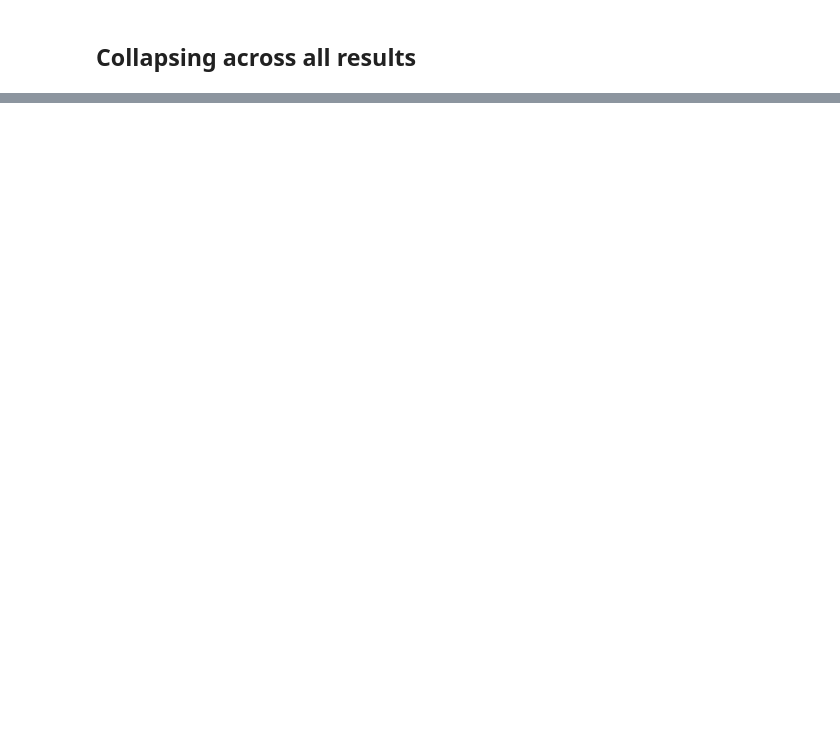
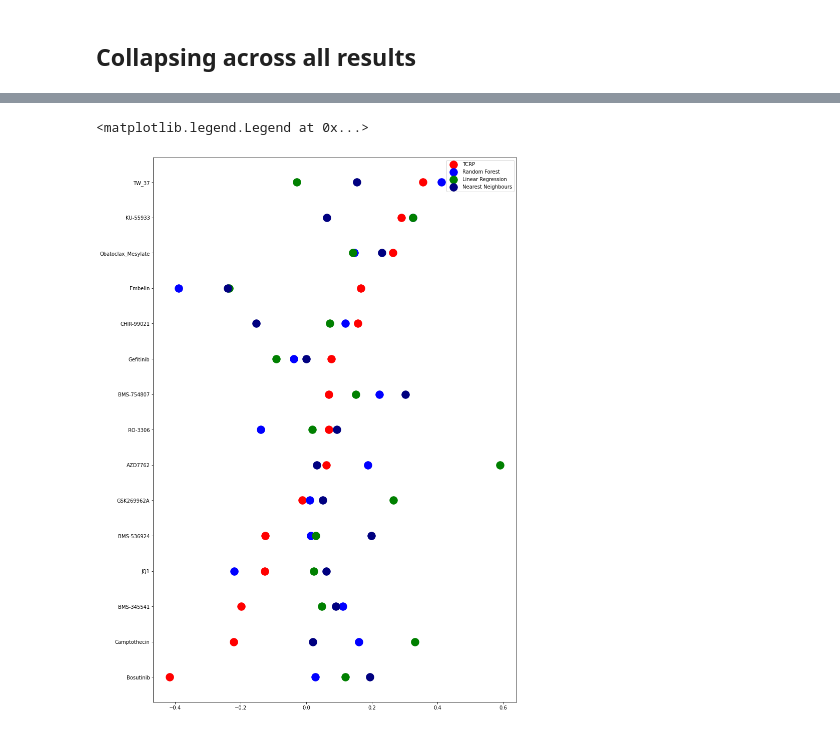
Before and after one commit to JDACS4C-IMPROVE/TCRP_pipeline, a Jupyter notebook: code/tcrp/model_comparisons/1-gather-baselines.ipynb, the cells around one changed output, grey strips where cells are left out. Saved outputs shown, nothing was run; the diff lists cells and outputs as text; code cells hidden in the pictures; blank space fills up the shorter version.

```diff
--- a/code/tcrp/model_comparisons/1-gather-baselines.ipynb
+++ b/code/tcrp/model_comparisons/1-gather-baselines.ipynb
@@ -136,0 +203,27 @@ ax.set_xticklabels(labels)
+# %%
+TCRP_drug ={}
+linear_drug = {}
+RF_drug = {}
+KNN_drug = {}
+for key,value in results.items():
+    if False in np.isnan(results[key]["PDTC"]["KNN"]):
+        p = np.nan_to_num(results[key]["PDTC"]["KNN"])
+    TCRP_drug[key] = np.mean(results[key]["PDTC"]["TCRP"])
+    linear_drug[key] = np.mean(results[key]["PDTC"]["linear"])
+    RF_drug[key] = np.mean(results[key]["PDTC"]["RF"])
+    KNN_drug[key]= np.mean(p)
+TCRP_drug = {k: v for k, v in sorted(TCRP_drug.items(), key=lambda item: item[1])}
+linear_drug = dict(OrderedDict((k, linear_drug[k]) for k in list(TCRP_drug.keys())))
+RF_drug = dict(OrderedDict((k, RF_drug[k]) for k in list(TCRP_drug.keys())))
+KNN_drug = dict(OrderedDict((k, KNN_drug[k]) for k in list(TCRP_drug.keys())))
+# %%
+def prepare_points(model_dict):
+    items = model_dict.items()
+    myList = (items)
+    x, y = zip(*myList)
+    return x,y
+# %%
+TCRP_x,TCRP_y = prepare_points(TCRP_drug)
+linear_x,linear_y = prepare_points(linear_drug)
+RF_x,RF_y = prepare_points(RF_drug)
+KNN_x,KNN_y = prepare_points(KNN_drug)
@@ -136,0 +250,15 @@ ax.set_xticklabels(labels)
+# %%
+fig = plt.figure()
+fig.set_size_inches(13,20)
+TCRP = plt.scatter(TCRP_y,TCRP_x,color="red",s=240)
+TCRP.set_label("TCRP")
+RF = plt.scatter(RF_y,RF_x,color="blue",s=240)
+RF.set_label("Random Forest")
+linear = plt.scatter(linear_y,linear_x,color="green",s=240)
+linear.set_label("Linear Regression")
+KNN = plt.scatter(KNN_y,KNN_x,color="navy",s=240)
+KNN.set_label("Nearest Neighbours")
+plt.legend()
+# %% [output]
+<matplotlib.legend.Legend at 0x...>
+[figure, added]
```
Also changed, not shown: parts of 18 cells of this notebook, 4 other files.
